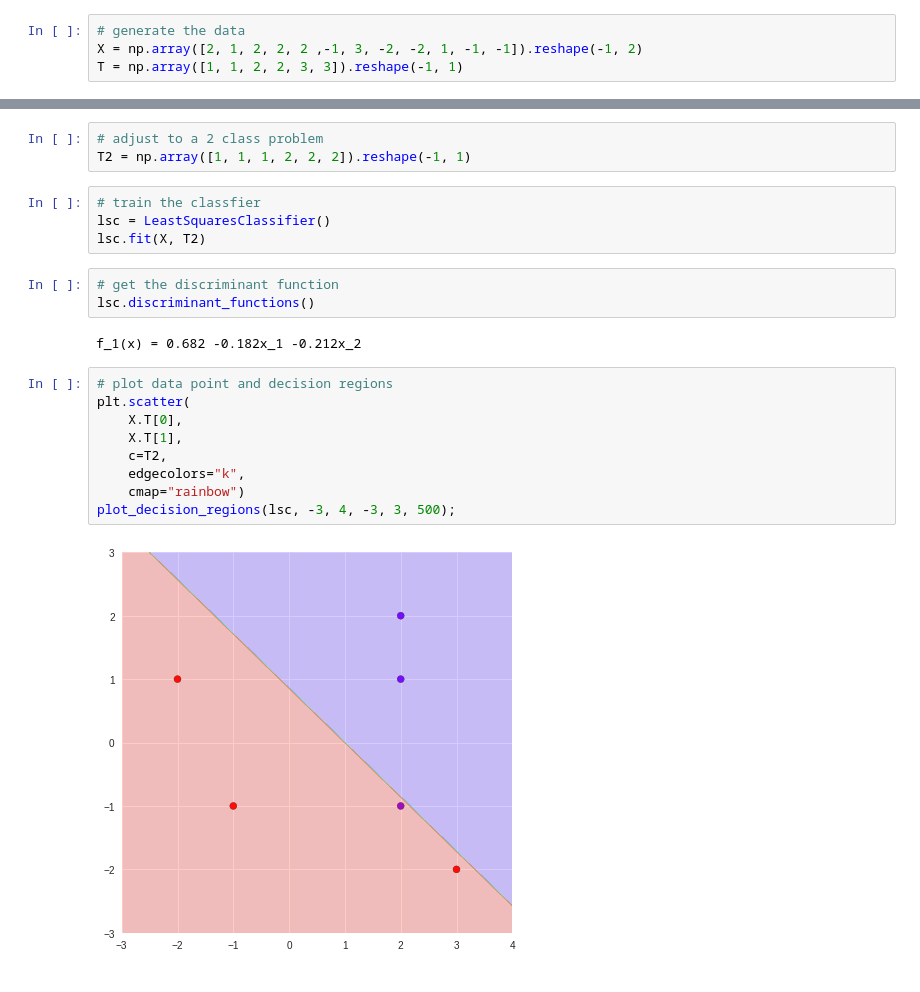
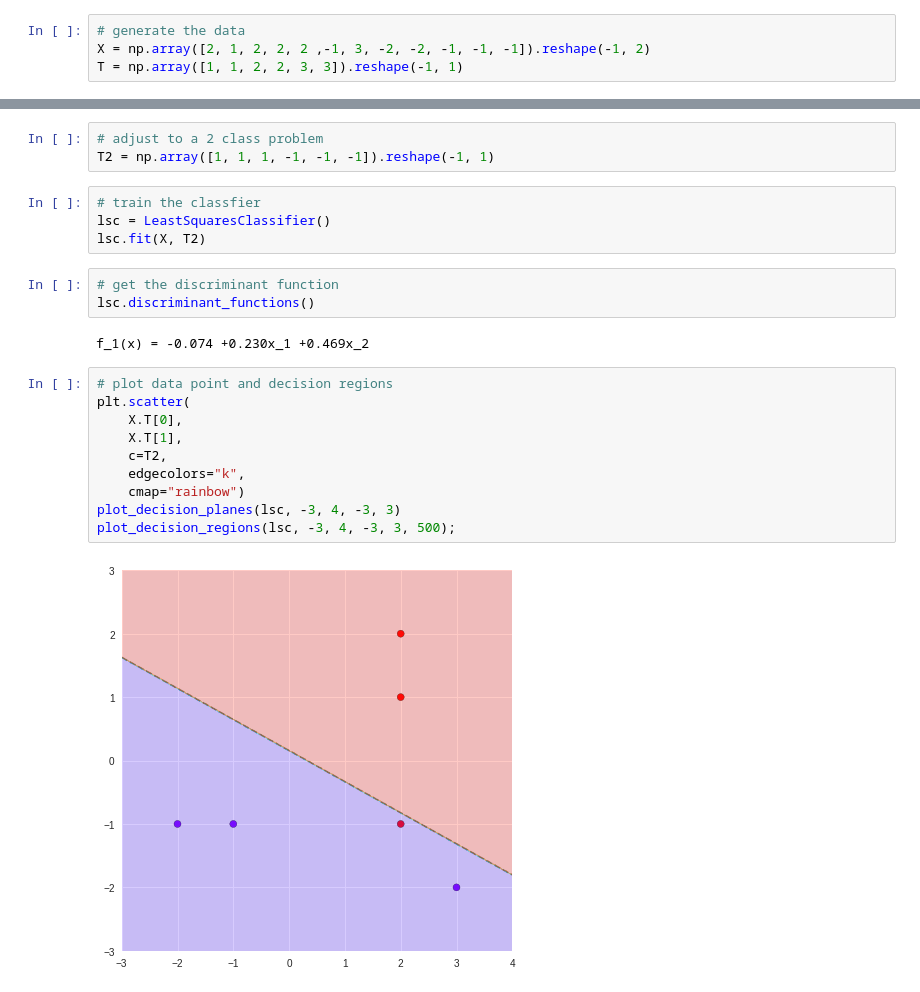
Before and after one commit to jgoerner/ml-homework, a Jupyter notebook: notebooks/03_Linear_Models_Classification.ipynb, the cells around one changed output, grey strips where cells are left out. Drawn from its saved outputs; the diff is of its cells as text.

```diff
--- a/notebooks/03_Linear_Models_Classification.ipynb
+++ b/notebooks/03_Linear_Models_Classification.ipynb
@@ -25,7 +25,7 @@ plt.rcParams["figure.figsize"] = (7, 7)
 # Task 1
 # %%
 # generate the data
-X = np.array([2, 1, 2, 2, 2 ,-1, 3, -2, -2, 1, -1, -1]).reshape(-1, 2)
+X = np.array([2, 1, 2, 2, 2 ,-1, 3, -2, -2, -1, -1, -1]).reshape(-1, 2)
 T = np.array([1, 1, 2, 2, 3, 3]).reshape(-1, 1)
 # %%
 # train the classfier
@@ -76,6 +76,6 @@ plot_decision_regions(lsc, -3, 4, -3, 3, 500);
 # %%
 # adjust to a 2 class problem
-T2 = np.array([1, 1, 1, 2, 2, 2]).reshape(-1, 1)
+T2 = np.array([1, 1, 1, -1, -1, -1]).reshape(-1, 1)
 # %%
 # train the classfier
 lsc = LeastSquaresClassifier()
@@ -84,15 +84,16 @@ lsc.fit(X, T2)
 # get the discriminant function
 lsc.discriminant_functions()
 # %% [output]
-f_1(x) = 0.682 -0.182x_1 -0.212x_2
+f_1(x) = -0.074 +0.230x_1 +0.469x_2
 # %%
 # plot data point and decision regions
 plt.scatter(
     X.T[0],
     X.T[1],
     c=T2,
     edgecolors="k",
     cmap="rainbow")
+plot_decision_planes(lsc, -3, 4, -3, 3)
 plot_decision_regions(lsc, -3, 4, -3, 3, 500);
 # %% [output]
-[figure, old version]
+[figure, new version]
```
Also changed, not shown: parts of 5 cells of this notebook, 2 other files.
